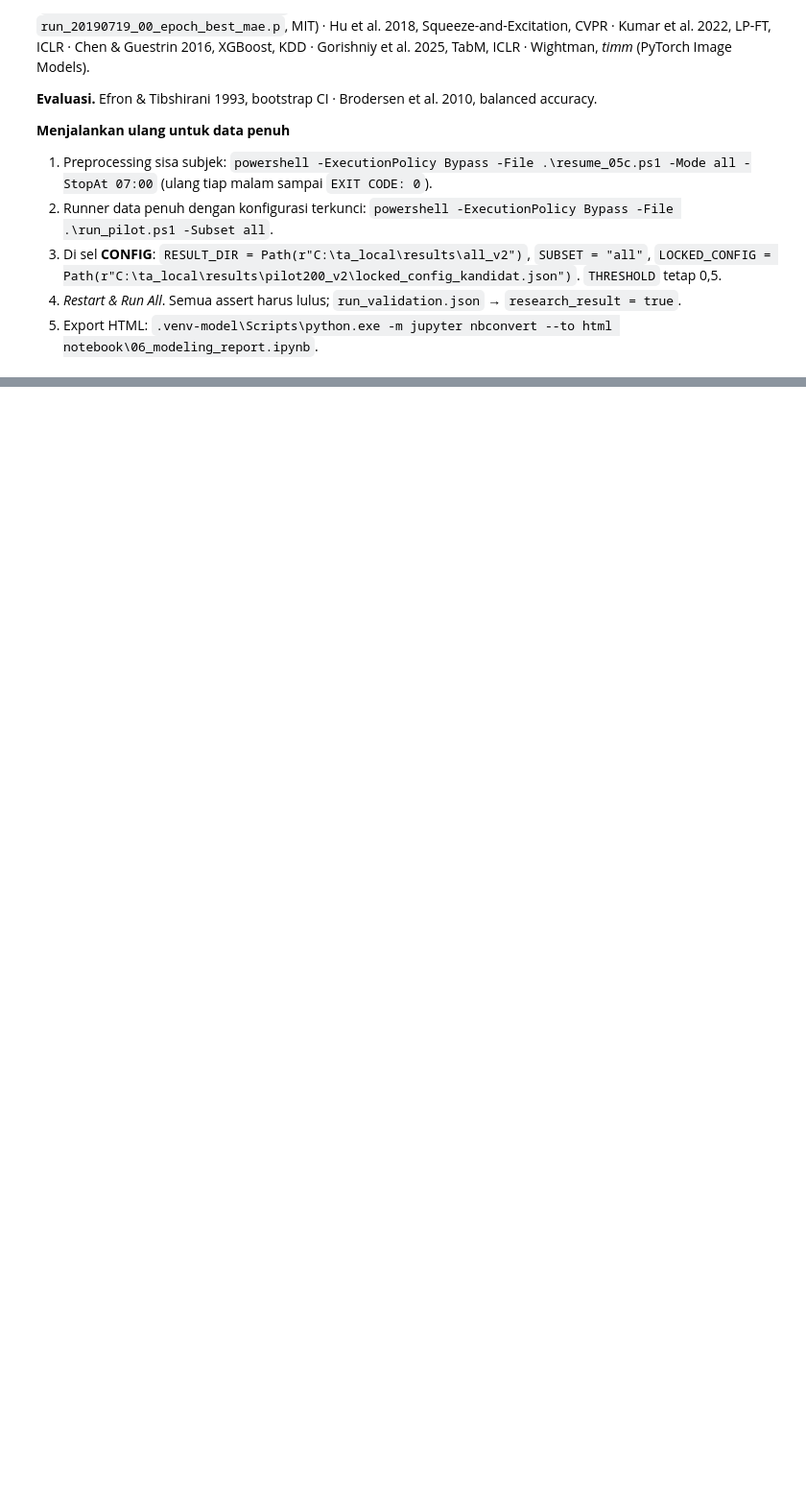
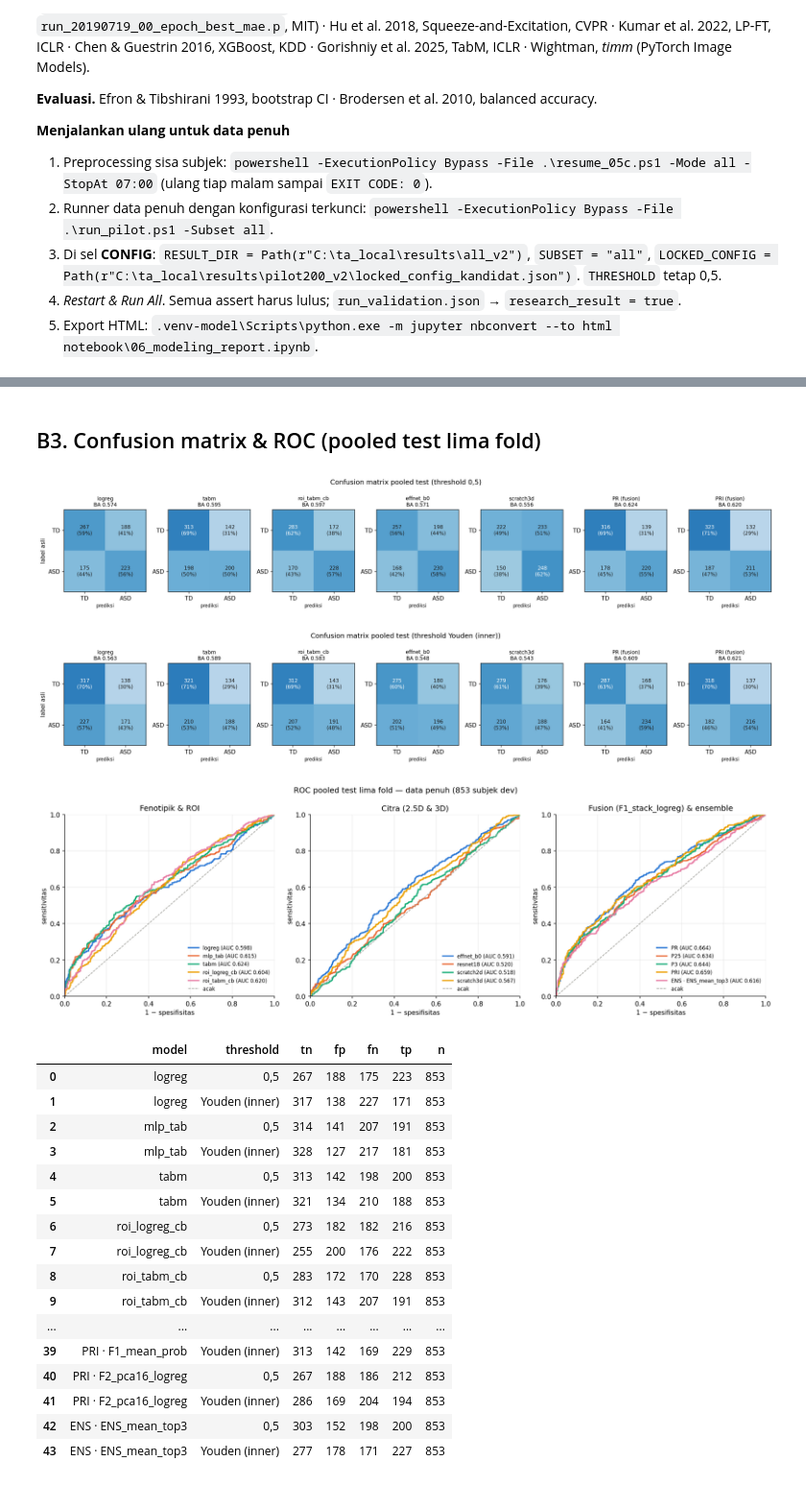
Before and after one commit to feliciacyntia/autismdetection, a Jupyter notebook: notebook/06_modeling_report.ipynb, the cells around one changed output, grey strips where cells are left out. Shown at 96% size. Drawn from its saved outputs; the diff is of its cells as text; code cells hidden in the pictures; blank space fills up the shorter version.

```diff
--- a/notebook/06_modeling_report.ipynb
+++ b/notebook/06_modeling_report.ipynb
@@ -1450,0 +1476,20 @@ Gorishniy et al. 2025, TabM, ICLR · Wightman, *timm* (PyTorch Image Models).
+# %%
+FULL_DIR = Path(r"C:\ta_local\results\full_v2")
+FT, FF = FULL_DIR / "report" / "tables", FULL_DIR / "report" / "figures"
+EXPECTED_FULL_HASH = "560c89845312e371"
+cfg_full = json.loads((FULL_DIR / "config.json").read_text(encoding="utf-8"))
+st_full = pd.read_csv(FULL_DIR / "status.csv")
+spl_full = json.loads((FULL_DIR / "splits.json").read_text(encoding="utf-8"))
+ids_full = sorted({int(s) for f in spl_full.values() for p in f.values() for s in p})
+test_fold = {int(s) for f in spl_full.values() for s in f["test"]}
+assert cfg_full["config_hash"] == EXPECTED_FULL_HASH, f"config_hash {cfg_full['config_hash']} != {EXPECTED_FULL_HASH}"
+assert cfg_full["config"]["preproc_config_fp"] == EXPECTED_PREPROC_FP, "fingerprint preprocessing berbeda"
+assert (st_full.status == "done").all() and len(st_full) == 91, "ada unit belum done"
+assert len(ids_full) == 853 and len(test_fold) == 853, "kohort dev bukan 853 subjek / tidak tiap subjek sekali di test fold"
+lk = cfg_full["config"]["locked_from"]
+display(pd.DataFrame([
+    ("config_hash", cfg_full["config_hash"]), ("fingerprint preprocessing", cfg_full["config"]["preproc_config_fp"]),
+    ("file terkunci (sha256)", lk.get("sha256", "")[:16]), ("unit selesai", f"{(st_full.status == 'done').sum()}/{len(st_full)}"),
+    ("subjek dev / fold", f"{len(ids_full)} / {len(spl_full)}"), ("budget_scale (operasional)", cfg_full["config"].get("budget_scale")),
+    ("waktu total GPU+CPU (menit)", round(st_full.seconds.fillna(0).sum() / 60, 1)),
+    ("fitur fenotipik", ", ".join(cfg_full["config"]["pheno_features"]))], columns=["butir", "nilai"]))
@@ -1450,0 +1576,27 @@ Gorishniy et al. 2025, TabM, ICLR · Wightman, *timm* (PyTorch Image Models).
+# %% [markdown]
+## B3. Confusion matrix & ROC (pooled test lima fold)
+# %%
+for f in ("F_confusion_05.png", "F_confusion_youden.png", "F_roc_pooled.png"):
+    display(Image(filename=str(FF / f)))
+display(pd.read_csv(FT / "F2_confusion_matrix.csv"))
+# %% [output]
+[figure, added]
+[figure, added]
+[figure, added]
+|  | model | threshold | tn | fp | fn | tp | n |
+| 0 | logreg | 0,5 | 267 | 188 | 175 | 223 | 853 |
+| 1 | logreg | Youden (inner) | 317 | 138 | 227 | 171 | 853 |
+| 2 | mlp_tab | 0,5 | 314 | 141 | 207 | 191 | 853 |
+| 3 | mlp_tab | Youden (inner) | 328 | 127 | 217 | 181 | 853 |
+| 4 | tabm | 0,5 | 313 | 142 | 198 | 200 | 853 |
+| 5 | tabm | Youden (inner) | 321 | 134 | 210 | 188 | 853 |
+| 6 | roi_logreg_cb | 0,5 | 273 | 182 | 182 | 216 | 853 |
+| 7 | roi_logreg_cb | Youden (inner) | 255 | 200 | 176 | 222 | 853 |
+| 8 | roi_tabm_cb | 0,5 | 283 | 172 | 170 | 228 | 853 |
+| 9 | roi_tabm_cb | Youden (inner) | 312 | 143 | 207 | 191 | 853 |
+| ... | ... | ... | ... | ... | ... | ... | ... |
+| 39 | PRI · F1_mean_prob | Youden (inner) | 313 | 142 | 169 | 229 | 853 |
+| 40 | PRI · F2_pca16_logreg | 0,5 | 267 | 188 | 186 | 212 | 853 |
+| 41 | PRI · F2_pca16_logreg | Youden (inner) | 286 | 169 | 204 | 194 | 853 |
+| 42 | ENS · ENS_mean_top3 | 0,5 | 303 | 152 | 198 | 200 | 853 |
+| 43 | ENS · ENS_mean_top3 | Youden (inner) | 277 | 178 | 171 | 227 | 853 |
```
Also changed, not shown: parts of 40 cells of this notebook, 16 other files.
